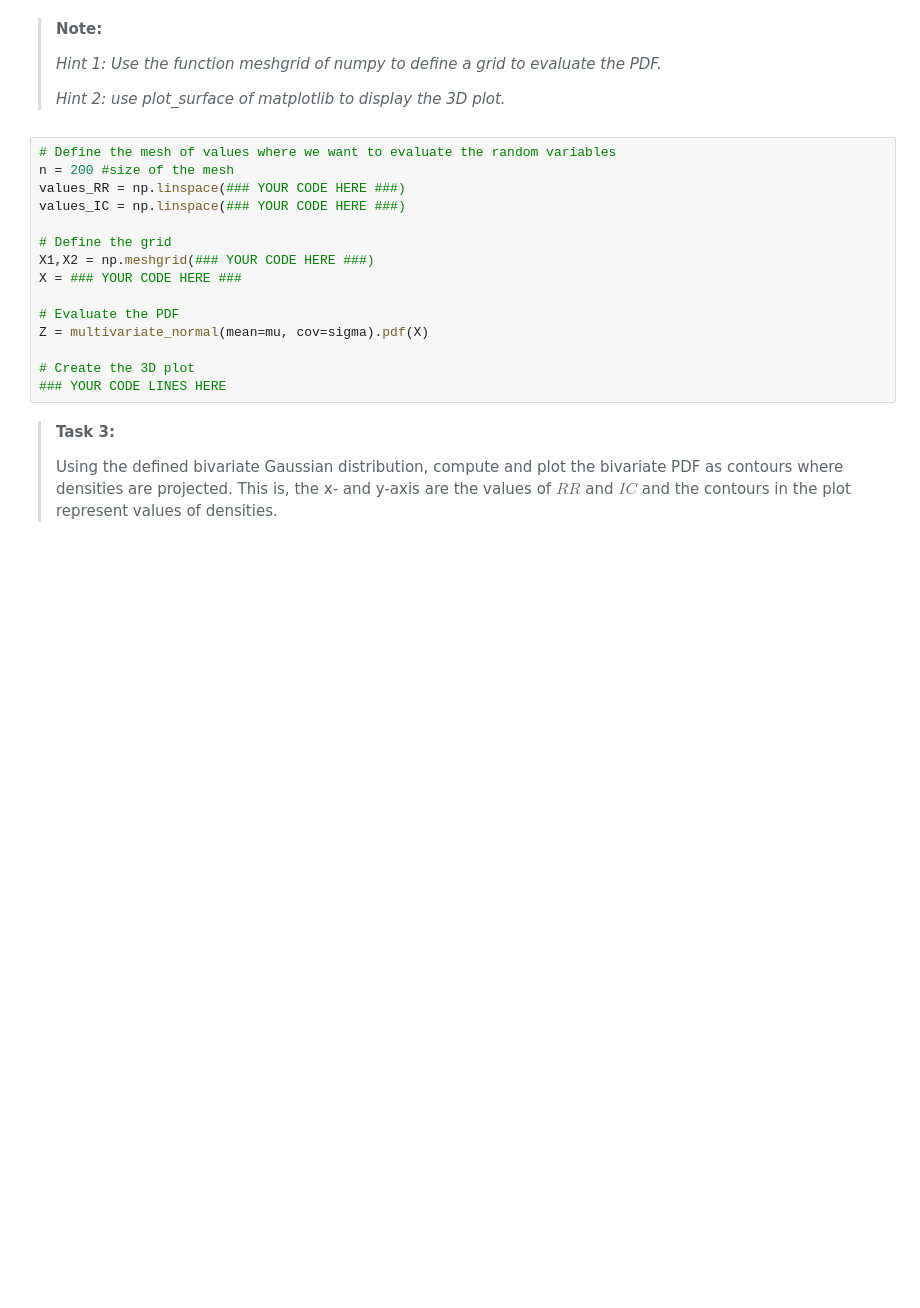
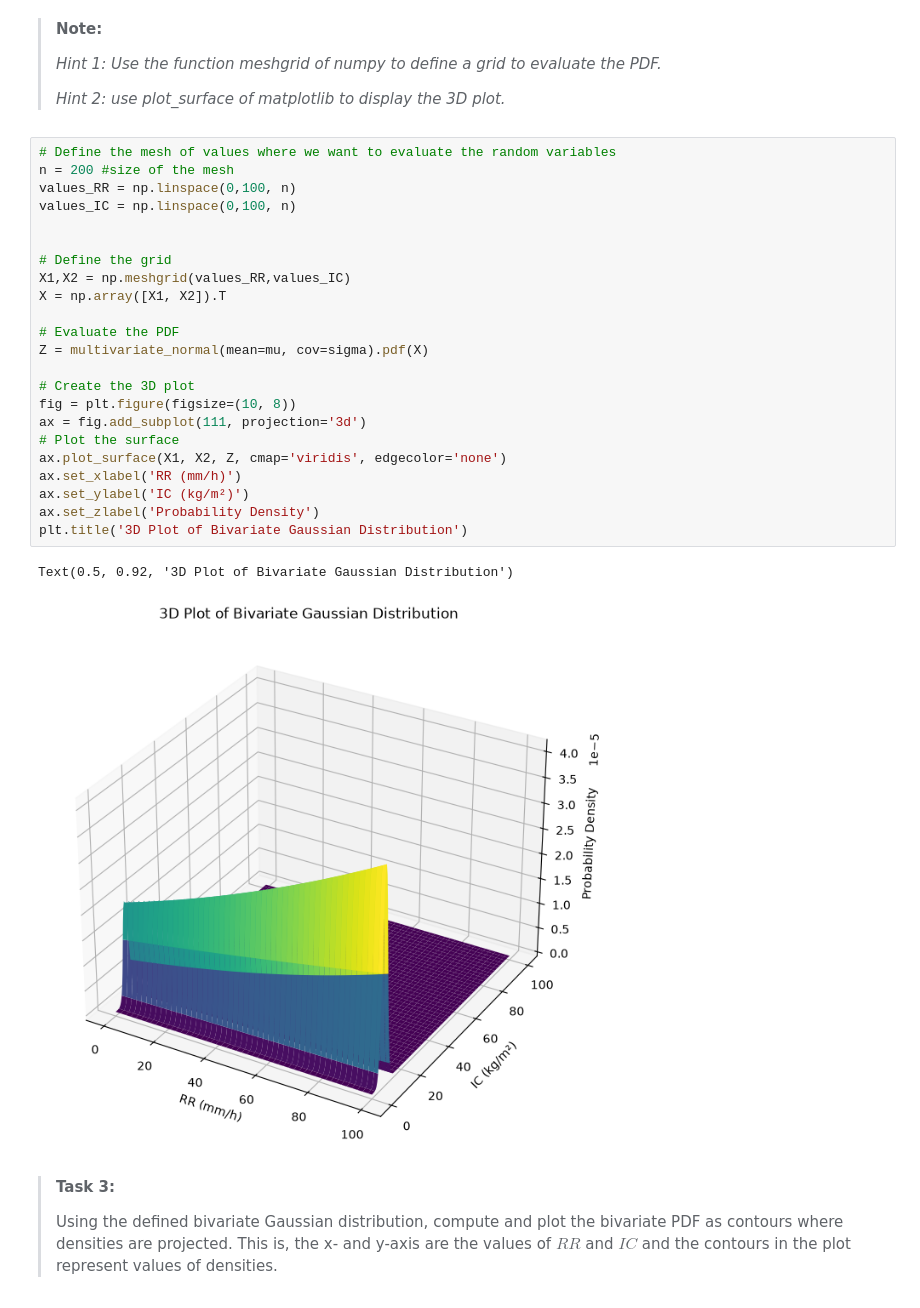
Before and after one commit to YlvaSchreijer/PA_1.5, a Jupyter notebook: scipy_statcs_3d_plots.ipynb, the cells around one changed output. Drawn from its saved outputs; the diff is of its cells as text; blank space fills up the shorter version.

```diff
--- a/scipy_statcs_3d_plots.ipynb
+++ b/scipy_statcs_3d_plots.ipynb
@@ -101,18 +170,29 @@ print(f"The shape of the mesh is: {mesh_plot.shape}")
 # %%
 # Define the mesh of values where we want to evaluate the random variables
 n = 200 #size of the mesh
-values_RR = np.linspace(### YOUR CODE HERE ###)
-values_IC = np.linspace(### YOUR CODE HERE ###)
+values_RR = np.linspace(0,100, n)
+values_IC = np.linspace(0,100, n)
+
 
 # Define the grid
-X1,X2 = np.meshgrid(### YOUR CODE HERE ###)
-X = ### YOUR CODE HERE ###
+X1,X2 = np.meshgrid(values_RR,values_IC)
+X = np.array([X1, X2]).T
 
 # Evaluate the PDF
 Z = multivariate_normal(mean=mu, cov=sigma).pdf(X)
 
 # Create the 3D plot
-### YOUR CODE LINES HERE
+fig = plt.figure(figsize=(10, 8))
+ax = fig.add_subplot(111, projection='3d')
+# Plot the surface
+ax.plot_surface(X1, X2, Z, cmap='viridis', edgecolor='none')
+ax.set_xlabel('RR (mm/h)')
+ax.set_ylabel('IC (kg/m²)')
+ax.set_zlabel('Probability Density')
+plt.title('3D Plot of Bivariate Gaussian Distribution')
+# %% [output]
+Text(0.5, 0.92, '3D Plot of Bivariate Gaussian Distribution')
+[figure, added]
 # %% [markdown]
 > **Task 3:**
 >
```
Also changed, not shown: parts of 7 cells of this notebook.
